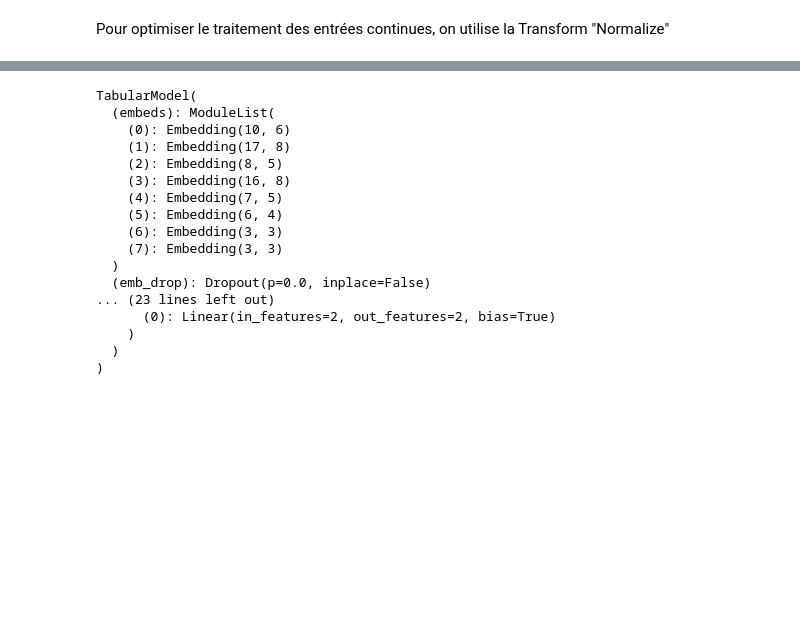
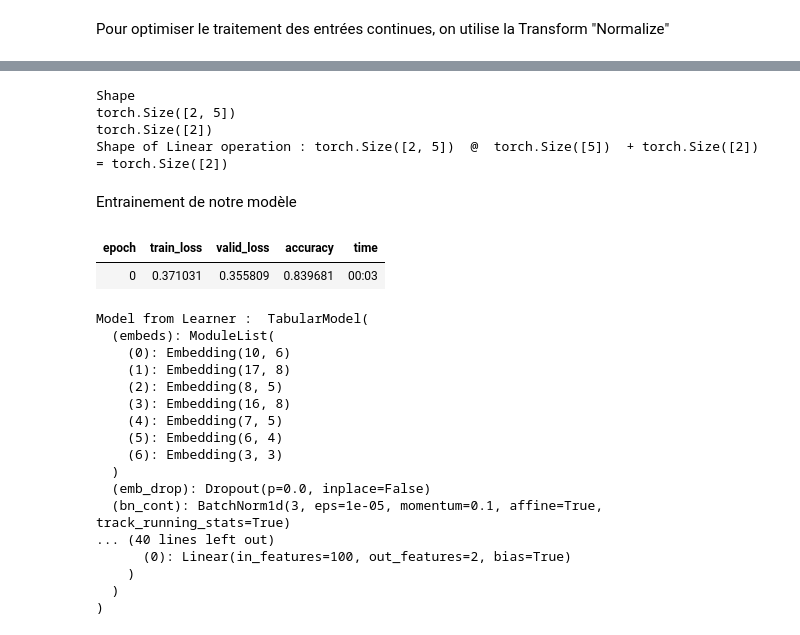
Before and after one commit to antmaio/Creactif_Fastai, a Jupyter notebook: Fastai_Seance6.ipynb, the cells around one changed output, grey strips where cells are left out. Cells and saved outputs as stored; diff of their text form; code cells hidden in the pictures; blank space fills up the shorter version.

```diff
--- a/Fastai_Seance6.ipynb
+++ b/Fastai_Seance6.ipynb
@@ -38,8 +61,8 @@ cat_names : les entrées que l'on peut diviser en catégories (discrètes), ex:
 
 cont_names : les entrées qui peuvent prendre des valeurs continues, ex: valeur des pixels dans une image
 # %%
-cat_names = ['workclass', 'education', 'marital-status', 'occupation', 'relationship', 'race', 'sex']
+cat_names = ['workclass', 'education', 'marital-status', 'occupation', 'relationship', 'race']
 cont_names = ['age', 'fnlwgt', 'education-num']
 
-# dls = TabularDataLoaders.from_csv(path/'adult.csv', path=path, y_names="salary",
-#                                   cat_names=cat_names, cont_names=cont_names)
+dls = TabularDataLoaders.from_csv(path/'adult.csv', path=path, y_names="salary",
+                                   cat_names=cat_names, cont_names=cont_names)
@@ -124,0 +159,10 @@ print(test[:5])
+# %%
+"""Méthode 1)"""
+from fastai.tabular.model import TabularModel
+
+dls = TabularDataLoaders.from_csv(path/'adult.csv', path=path, y_names="salary",
+                                  cat_names=cat_names, cont_names=cont_names,
+                                  procs = [Categorify, FillMissing, Normalize])
+
+tab_learn = tabular_learner(dls, metrics=accuracy)
+tab_learn.model
@@ -125,19 +229,49 @@ print(test[:5])
+# %%
+#Linear
+#perform the operation linear.weight @ x + b
+in_size=5
+out_size=2
+linear=nn.Linear(in_size, out_size)
+
+print('Shape')
+print(linear.weight.shape)
+print(linear.bias.shape)
+
+x = torch.rand(in_size)
+
+res = linear.weight @  x + linear.bias
+
+print(f'Shape of Linear operation : {linear.weight.shape}  @  {x.shape}  + {linear.bias.shape} = {res.shape}')
+# %% [output]
+Shape
+torch.Size([2, 5])
+torch.Size([2])
+Shape of Linear operation : torch.Size([2, 5])  @  torch.Size([5])  + torch.Size([2]) = torch.Size([2])
+# %% [markdown]
+Entrainement de notre modèle
+# %%
+tab_learn.fit(1)
+# %% [output]
+| epoch | train_loss | valid_loss | accuracy | time |
+| 0 | 0.371031 | 0.355809 | 0.839681 | 00:03 |
 # %%
-from fastai.tabular.model import TabularModel
-# print(mymodel)
+"""
+Méthode 2)
+"""
 
-mylearn = tabular_learner(dls)
-mylearn.model
+emb_szs = get_emb_sz(dls.train_ds, {}) #infer the size of embeddings from our data
+n_cont = len(dls.cont_names) #number of continous var
+n_out = get_c(dls) #infer the number of classes from our dataloader
 
-emb_szs = get_emb_sz(dls.train_ds, {})
-emb_szs
-n_cont = len(dls.cont_names)
-n_out = get_c(dls)
-mymodel = TabularModel(emb_szs=emb_szs, n_cont=n_cont, out_sz=n_out, layers=[45,200,100,2])
-test = Learner(dls, mymodel)
-test.model
+mymodel = TabularModel(emb_szs=emb_szs, n_cont=n_cont, out_sz=n_out, layers=[200,100])
+learn = Learner(dls, mymodel, metrics=accuracy)
+
+print('Model from Learner : ', learn.model)
+print('Model from tabular_learner : ', tab_learn.model)
+
+#tab_learn.model
 # %% [output]
-TabularModel(
+Model from Learner :  TabularModel(
   (embeds): ModuleList(
     (0): Embedding(10, 6)
     (1): Embedding(17, 8)
@@ -146,11 +280,11 @@ TabularModel(
     (4): Embedding(7, 5)
     (5): Embedding(6, 4)
     (6): Embedding(3, 3)
-    (7): Embedding(3, 3)
   )
   (emb_drop): Dropout(p=0.0, inplace=False)
-... (23 lines left out)
-      (0): Linear(in_features=2, out_features=2, bias=True)
+  (bn_cont): BatchNorm1d(3, eps=1e-05, momentum=0.1, affine=True, track_running_stats=True)
+... (40 lines left out)
+      (0): Linear(in_features=100, out_features=2, bias=True)
     )
   )
 )
```
Also changed, not shown: parts of 26 cells of this notebook.
